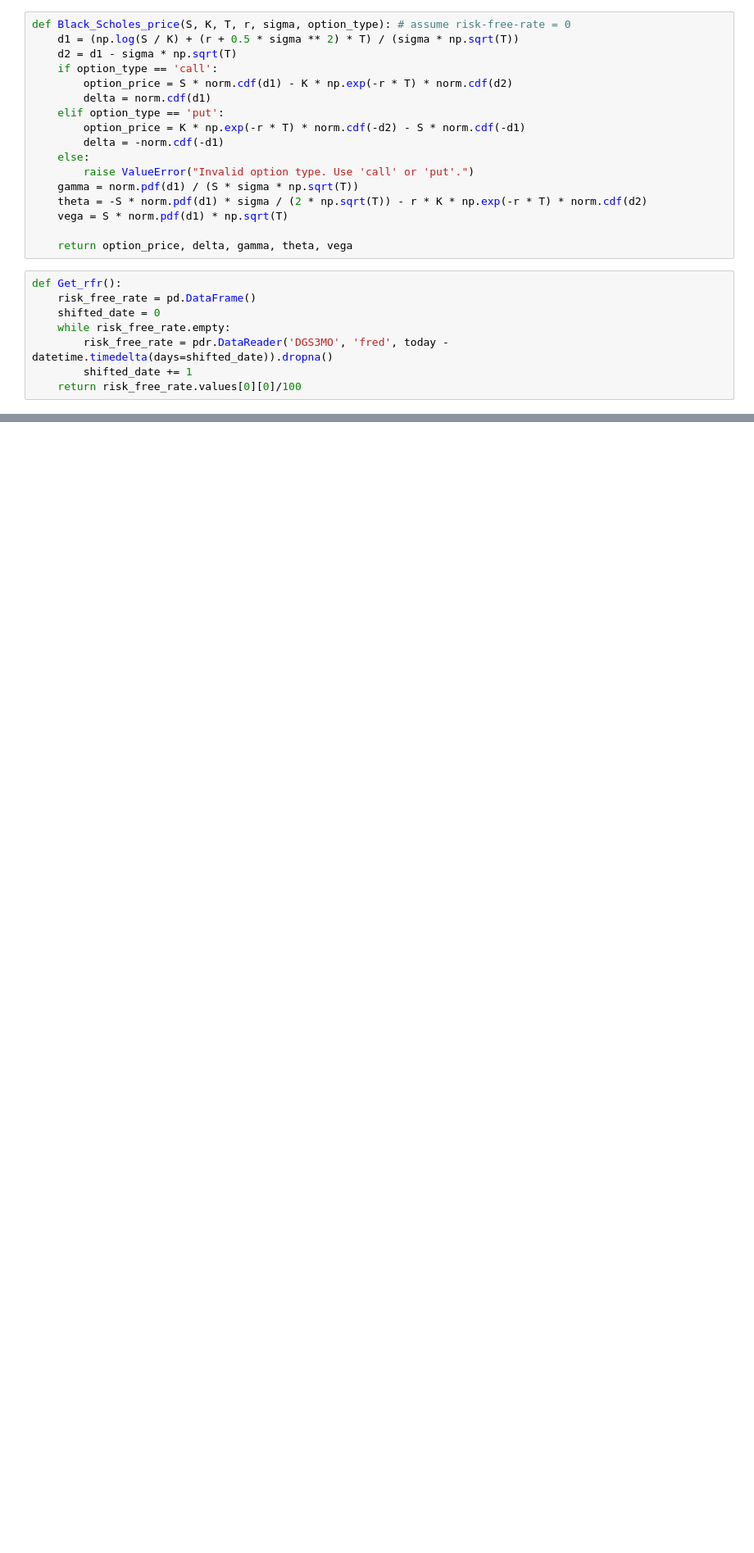
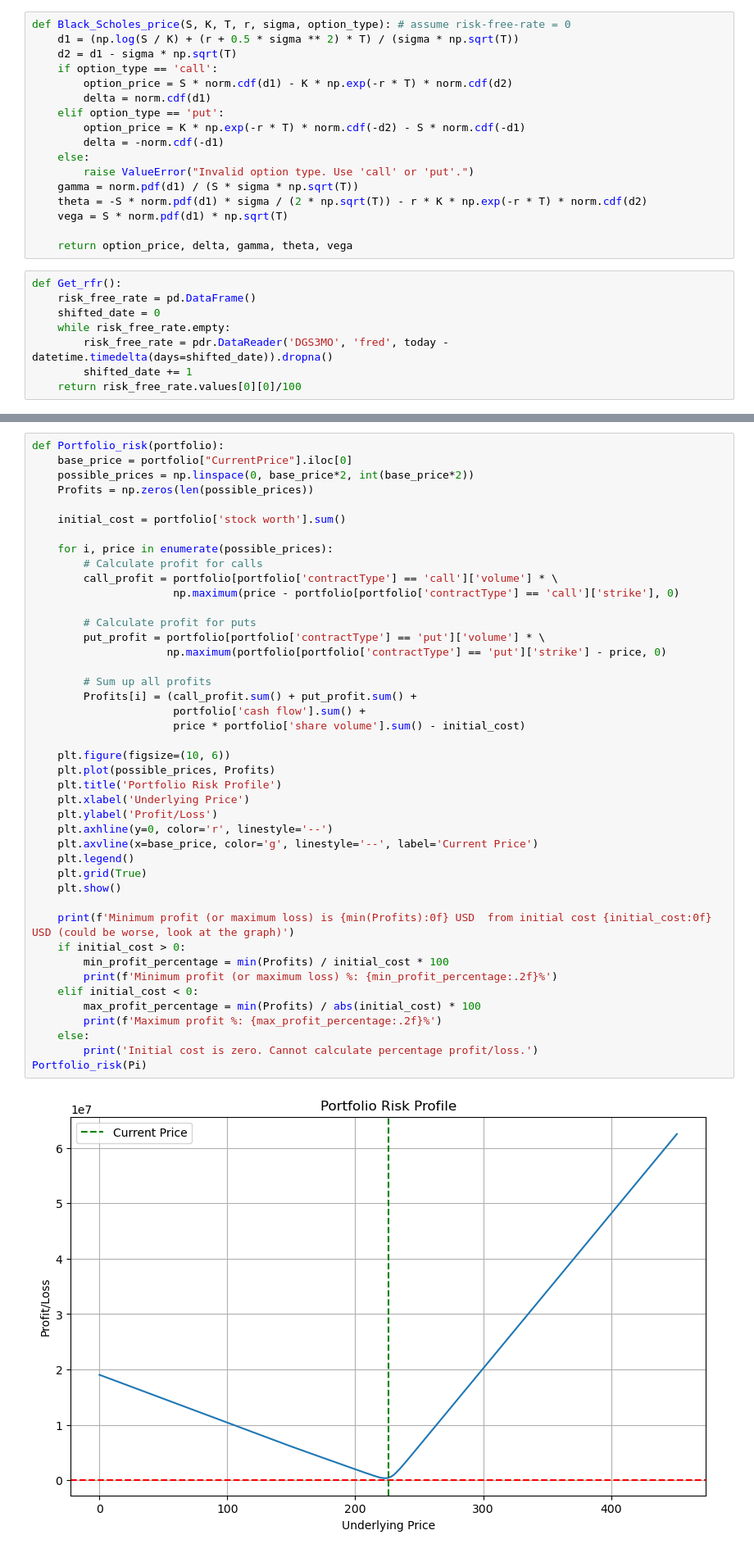
Before and after one commit to SzeLok0305/Finance_study, a Jupyter notebook: Options/Option_Theoretical_Arbitrage.ipynb, the cells around one changed output, grey strips where cells are left out. Shown: that part at 82% size. Cells and saved outputs as stored; diff of their text form; blank space fills up the shorter version.

Commit message:
added portfolio construction and risk estimation

```diff
--- a/Options/Option_Theoretical_Arbitrage.ipynb
+++ b/Options/Option_Theoretical_Arbitrage.ipynb
@@ -139,0 +156,45 @@ Max profit is 11.343620824197874%
+# %%
+def Portfolio_risk(portfolio):
+    base_price = portfolio["CurrentPrice"].iloc[0]
+    possible_prices = np.linspace(0, base_price*2, int(base_price*2))
+    Profits = np.zeros(len(possible_prices))
+
+    initial_cost = portfolio['stock worth'].sum()
+
+    for i, price in enumerate(possible_prices):
+        # Calculate profit for calls
+        call_profit = portfolio[portfolio['contractType'] == 'call']['volume'] * \
+                      np.maximum(price - portfolio[portfolio['contractType'] == 'call']['strike'], 0)
+
+        # Calculate profit for puts
+        put_profit = portfolio[portfolio['contractType'] == 'put']['volume'] * \
+                     np.maximum(portfolio[portfolio['contractType'] == 'put']['strike'] - price, 0)
+
+        # Sum up all profits
+        Profits[i] = (call_profit.sum() + put_profit.sum() +
+                      portfolio['cash flow'].sum() +
+                      price * portfolio['share volume'].sum() - initial_cost)
+
+    plt.figure(figsize=(10, 6))
+    plt.plot(possible_prices, Profits)
+    plt.title('Portfolio Risk Profile')
+    plt.xlabel('Underlying Price')
+    plt.ylabel('Profit/Loss')
+    plt.axhline(y=0, color='r', linestyle='--')
+    plt.axvline(x=base_price, color='g', linestyle='--', label='Current Price')
+    plt.legend()
+    plt.grid(True)
+    plt.show()
+
+    print(f'Minimum profit (or maximum loss) is {min(Profits):0f} USD  from initial cost {initial_cost:0f} USD (could be worse, look at the graph)')
+    if initial_cost > 0:
+        min_profit_percentage = min(Profits) / initial_cost * 100
+        print(f'Minimum profit (or maximum loss) %: {min_profit_percentage:.2f}%')
+    elif initial_cost < 0:
+        max_profit_percentage = min(Profits) / abs(initial_cost) * 100
+        print(f'Maximum profit %: {max_profit_percentage:.2f}%')
+    else:
+        print('Initial cost is zero. Cannot calculate percentage profit/loss.')
+Portfolio_risk(Pi)
+# %% [output]
+[figure, added]
```
Also changed, not shown: parts of 6 cells of this notebook.
